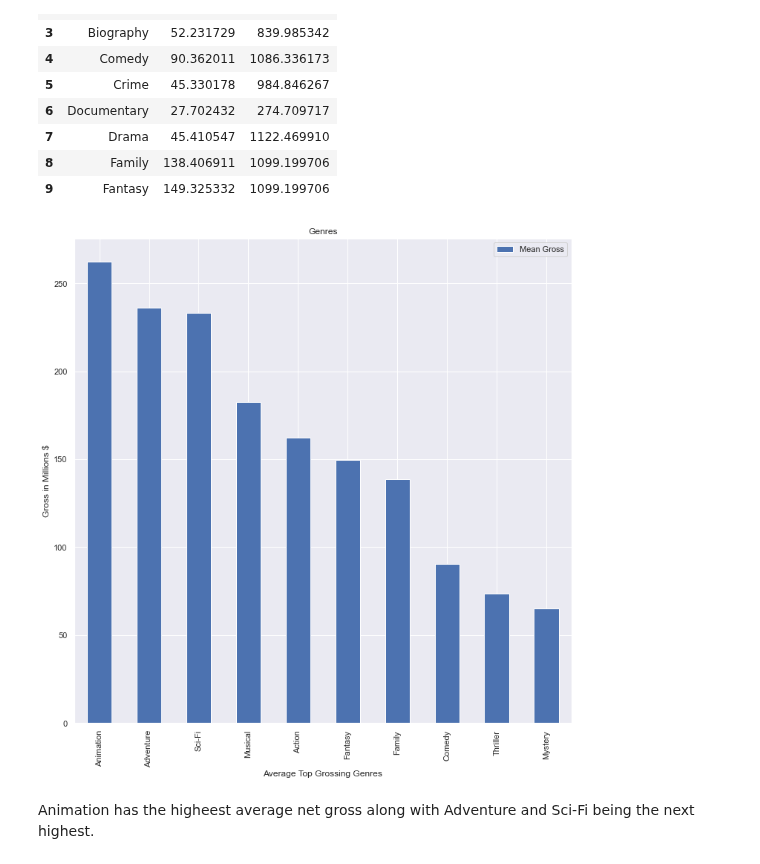
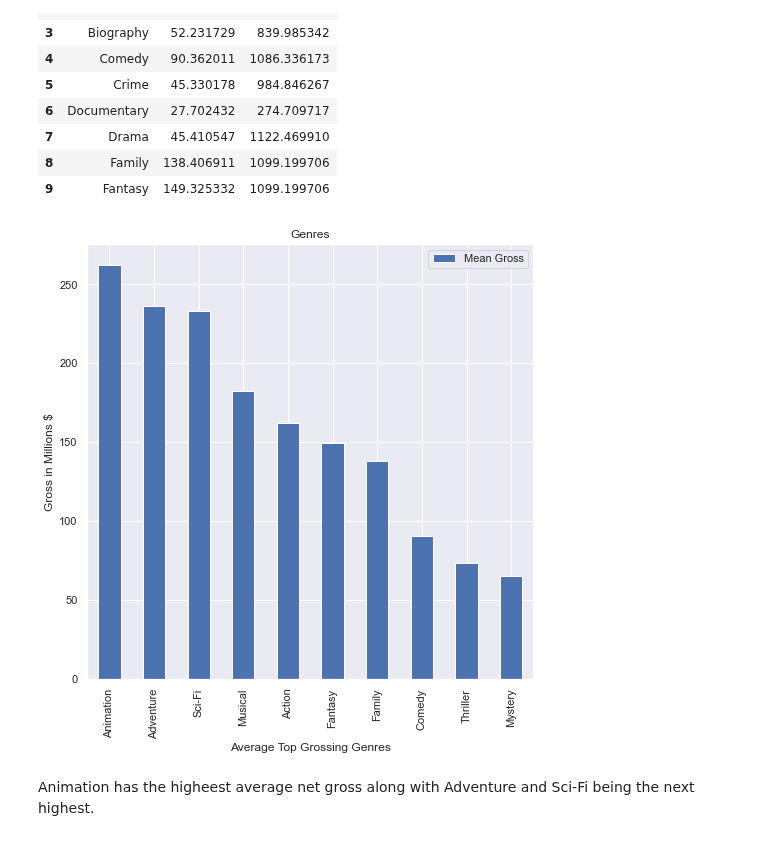
Before and after one commit to ldwilker10/dsc-phase-1-project-v2-4, a Jupyter notebook: Microsoft_Analysis.ipynb, the cells around one changed output. Drawn from its saved outputs; the diff is of its cells as text; code cells hidden in the pictures.

Commit message:
adjusted visual sizes

```diff
--- a/Microsoft_Analysis.ipynb
+++ b/Microsoft_Analysis.ipynb
@@ -505,16 +505,16 @@ genres_grouped_max= genres_grouped.sort_values(("Net_Gross","max"), ascending= F
 # %%
 #plotting top 10 genres by average net gross
 genres_top10= genres_grouped.head(10)
 genres_top10.plot(
-    x= "genre", y=("Net_Gross","mean"), kind="bar", figsize = (12,12))
+    x= "genre", y=("Net_Gross","mean"), kind="bar", figsize = (8,8))
 plt.xlabel("Average Top Grossing Genres")
 plt.ylabel("Gross in Millions $")
 plt.legend(["Mean Gross"])
 plt.title("Genres")
 #plt.show()
 plt.savefig('Images/top_10_genre')
 # %% [output]
-[figure, old version]
+[figure, new version]
 # %% [markdown]
 Animation has the higheest average net gross along with Adventure and Sci-Fi being the next highest.
 # %%
```
Also changed, not shown: parts of 4 cells of this notebook, 5 other files.
